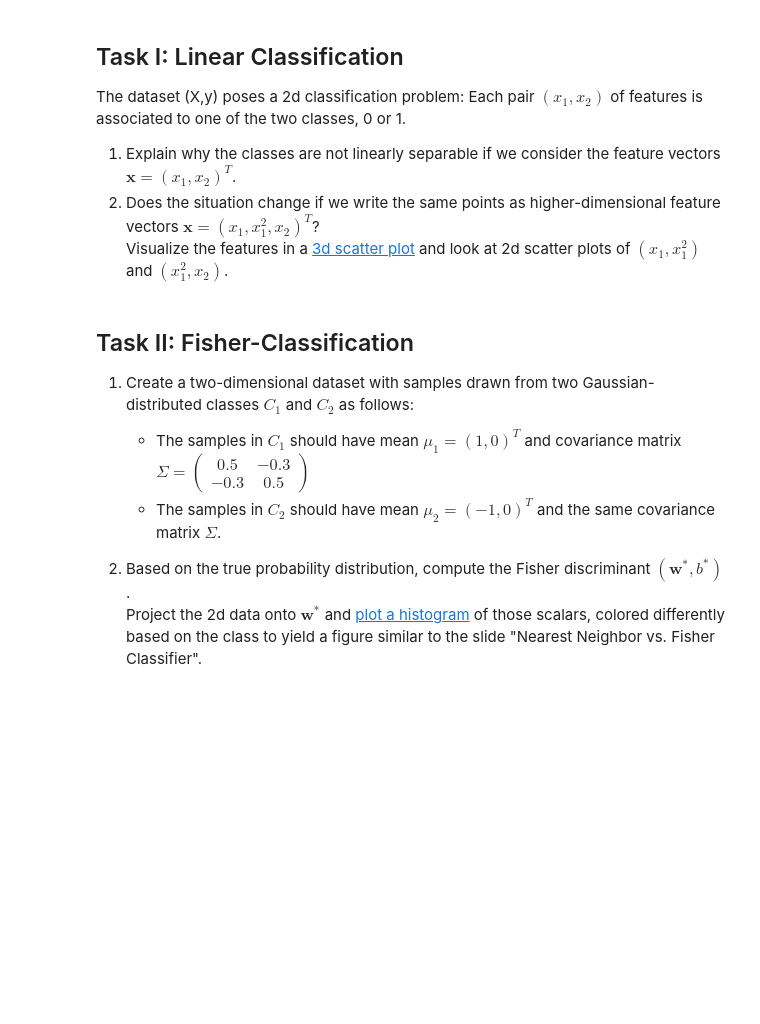
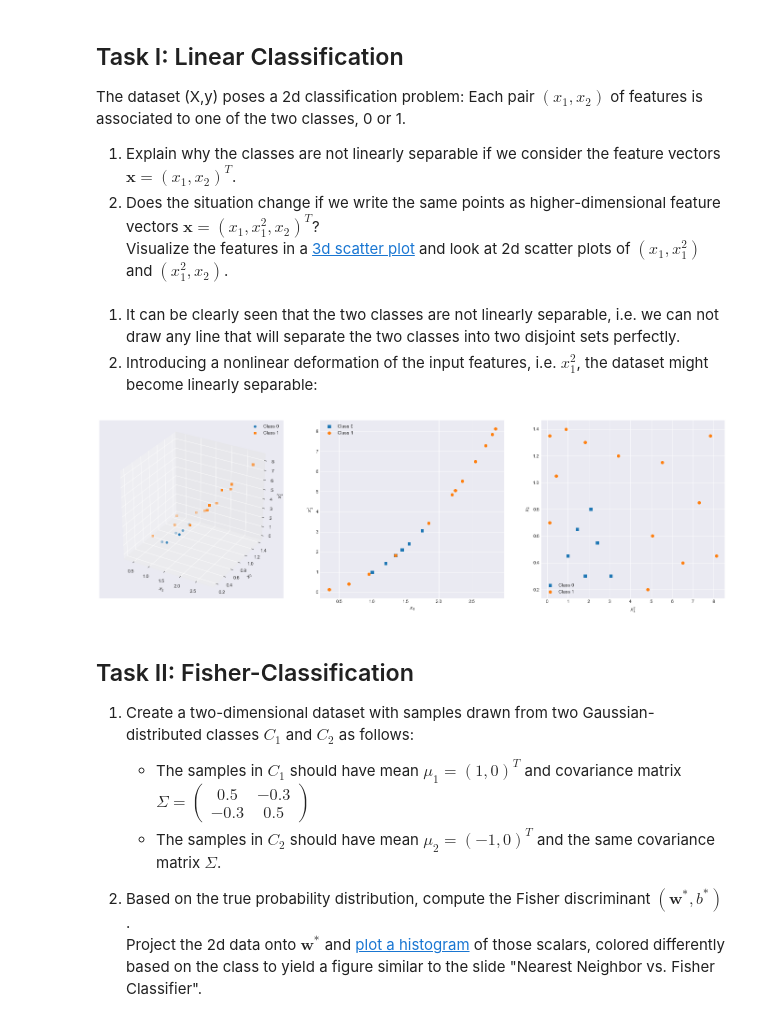
Before and after one commit to rhaschke/Neural-Networks, a Jupyter notebook: a2.ipynb, the cells around one changed output. Cells and saved outputs as stored; diff of their text form; code cells hidden in the pictures; blank space fills up the shorter version.

```diff
--- a/a2.ipynb
+++ b/a2.ipynb
@@ -27,6 +27,42 @@ The dataset (X,y) poses a 2d classification problem: Each pair $(x_1,x_2)$ of fe
 1. Explain why the classes are not linearly separable if we consider the feature vectors $\mathbf{x}=(x_1,x_2)^T$.
 2. Does the situation change if we write the same points as higher-dimensional feature vectors $\mathbf{x}=(x_1,x_1^2,x_2)^T$?
    Visualize the features in a [3d scatter plot](https://matplotlib.org/3.1.1/gallery/mplot3d/scatter3d.html) and look at 2d scatter plots of $(x_1, x_1^2)$ and $(x_1^2,x_2)$.
+# %% [markdown]
+1. It can be clearly seen that the two classes are not linearly separable, i.e. we can not draw any line that will separate the two classes into two disjoint sets perfectly.
+2. Introducing a nonlinear deformation of the input features, i.e. $x_1^2$, the dataset might become linearly separable:
+# %%
+X_ = np.column_stack([X, X[:,0]**2])
+
+from mpl_toolkits.mplot3d import Axes3D  # allow 3d plots
+fig = plt.figure(figsize=(24, 7))
+
+ax = fig.add_subplot(131, projection='3d')
+ax.scatter(*X_[y==0].T, marker='o', label="Class 0")
+ax.scatter(*X_[y==1].T, marker='s', label="Class 1")
+ax.set_xlabel('$x_1$')
+ax.set_ylabel('$x_2$')
+ax.set_zlabel('$x_1^2$')
+ax.legend()
+
+feature_selection=[0,2]  # only plot x_1 and x_1^2
+ax = fig.add_subplot(132)
+plt.scatter(*X_[y==0][:,feature_selection].T, marker='s', label="Class 0")
+plt.scatter(*X_[y==1][:,feature_selection].T, marker='o', label="Class 1")
+ax.set_xlabel('$x_1$')
+ax.set_ylabel('$x_1^2$')
+ax.legend()
+
+feature_selection=[2,1]  # only plot x_1^2 and x_2
+ax = fig.add_subplot(133)
+plt.scatter(*X_[y==0][:,feature_selection].T, marker='s', label="Class 0")
+plt.scatter(*X_[y==1][:,feature_selection].T, marker='o', label="Class 1")
+ax.set_xlabel('$x_1^2$')
+ax.set_ylabel('$x_2$')
+ax.legend()
+
+fig.show()
+# %% [output]
+[figure, added]
 # %% [markdown]
 ## Task II: Fisher-Classification
 
```
Also changed, not shown: parts of 12 cells of this notebook.
